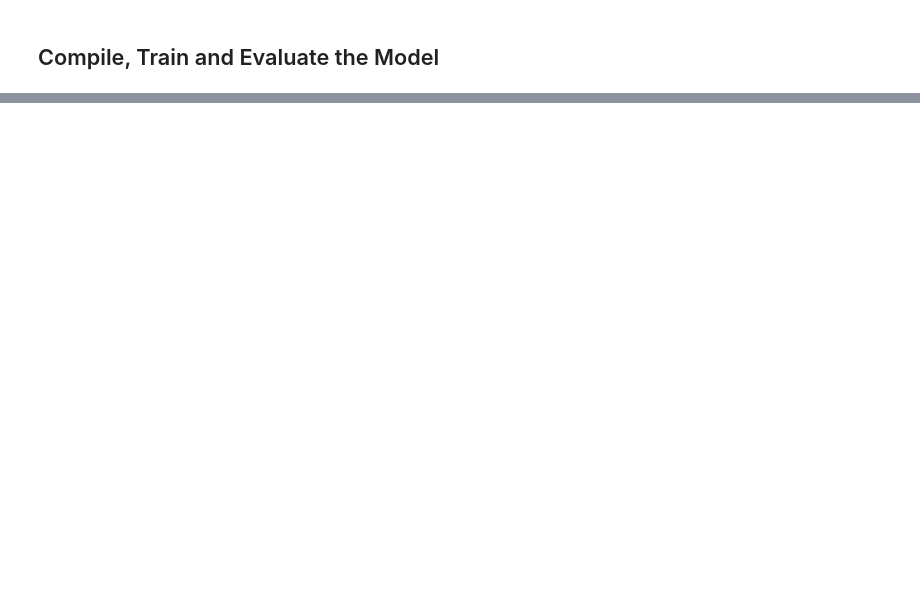
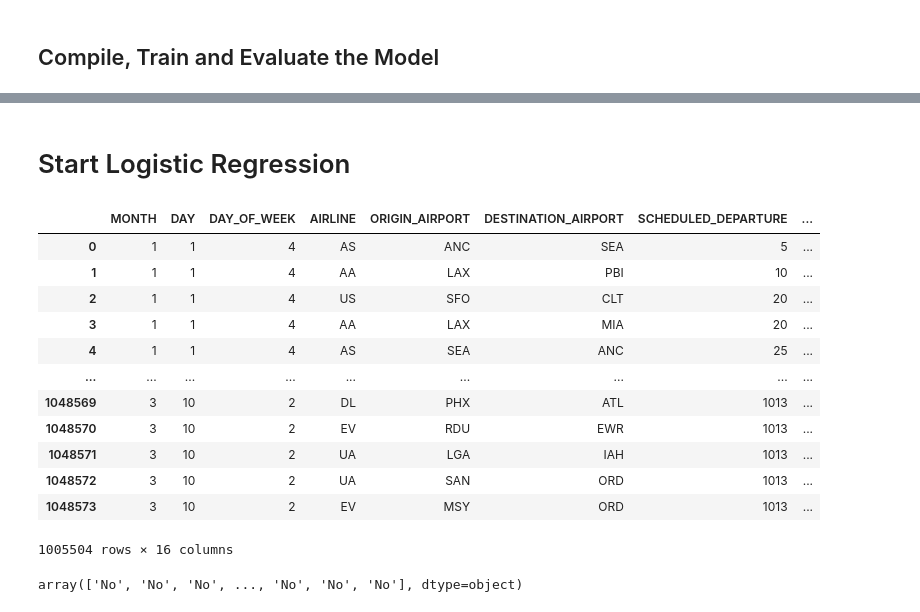
Before and after one commit to KyndallB/Project-4, a Jupyter notebook: Starter_Code.ipynb, the cells around one changed output, grey strips where cells are left out. Drawn from its saved outputs; the diff is of its cells as text; code cells hidden in the pictures; blank space fills up the shorter version.

```diff
--- a/Starter_Code.ipynb
+++ b/Starter_Code.ipynb
@@ -199,0 +270,2 @@ print(f"Loss: {model_loss}, Accuracy: {model_accuracy}")
+# %% [markdown]
+# Start Logistic Regression
@@ -199,0 +283,24 @@ print(f"Loss: {model_loss}, Accuracy: {model_accuracy}")
+# %%
+flights_df = pd.read_csv("csvs/flights.csv")
+flights = flights_df
+
+flights.dropna()
+# %% [output]
+|  | MONTH | DAY | DAY_OF_WEEK | AIRLINE | ORIGIN_AIRPORT | DESTINATION_AIRPORT | SCHEDULED_DEPARTURE | ... |
+| 0 | 1 | 1 | 4 | AS | ANC | SEA | 5 | ... |
+| 1 | 1 | 1 | 4 | AA | LAX | PBI | 10 | ... |
+| 2 | 1 | 1 | 4 | US | SFO | CLT | 20 | ... |
+| 3 | 1 | 1 | 4 | AA | LAX | MIA | 20 | ... |
+| 4 | 1 | 1 | 4 | AS | SEA | ANC | 25 | ... |
+| ... | ... | ... | ... | ... | ... | ... | ... | ... |
+| 1048569 | 3 | 10 | 2 | DL | PHX | ATL | 1013 | ... |
+| 1048570 | 3 | 10 | 2 | EV | RDU | EWR | 1013 | ... |
+| 1048571 | 3 | 10 | 2 | UA | LGA | IAH | 1013 | ... |
+| 1048572 | 3 | 10 | 2 | UA | SAN | ORD | 1013 | ... |
+| 1048573 | 3 | 10 | 2 | EV | MSY | ORD | 1013 | ... |
+1005504 rows × 16 columns
+# %%
+y = flights['Y_N'].values
+y
+# %% [output]
+array(['No', 'No', 'No', ..., 'No', 'No', 'No'], dtype=object)
```
Also changed, not shown: parts of 26 cells of this notebook, 1 other file.
